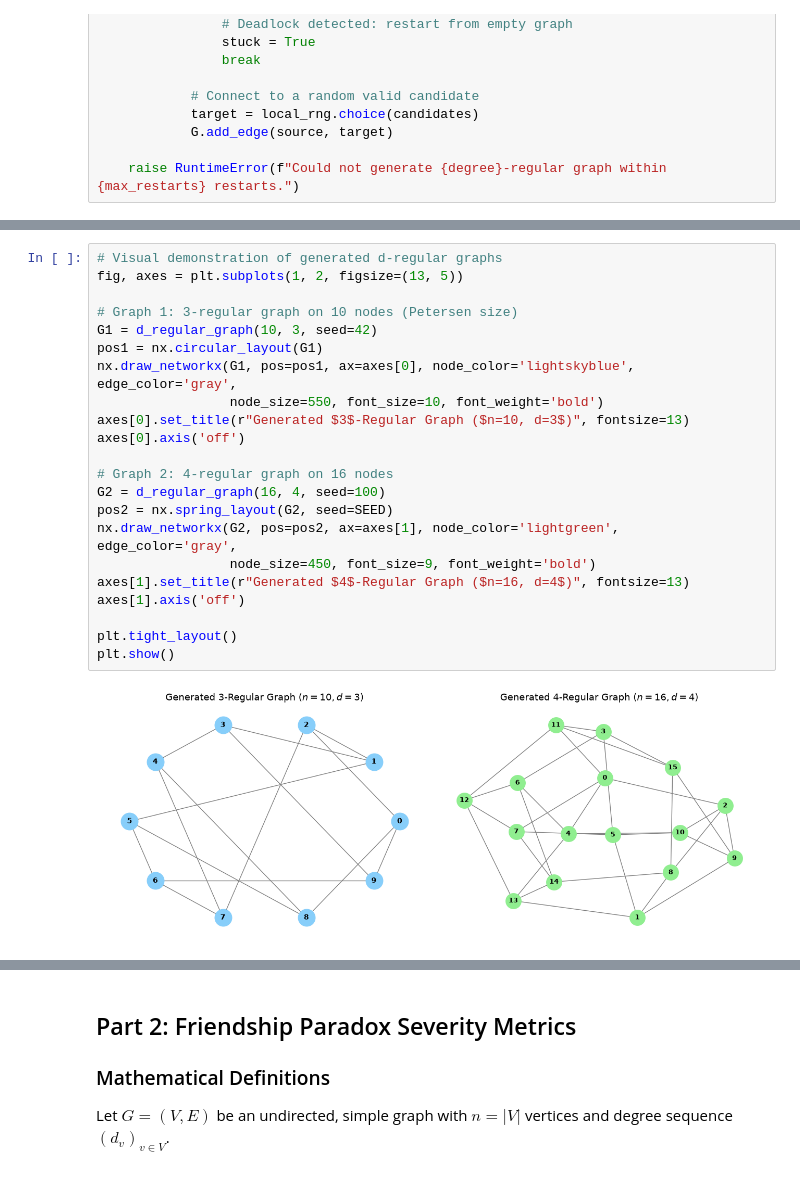
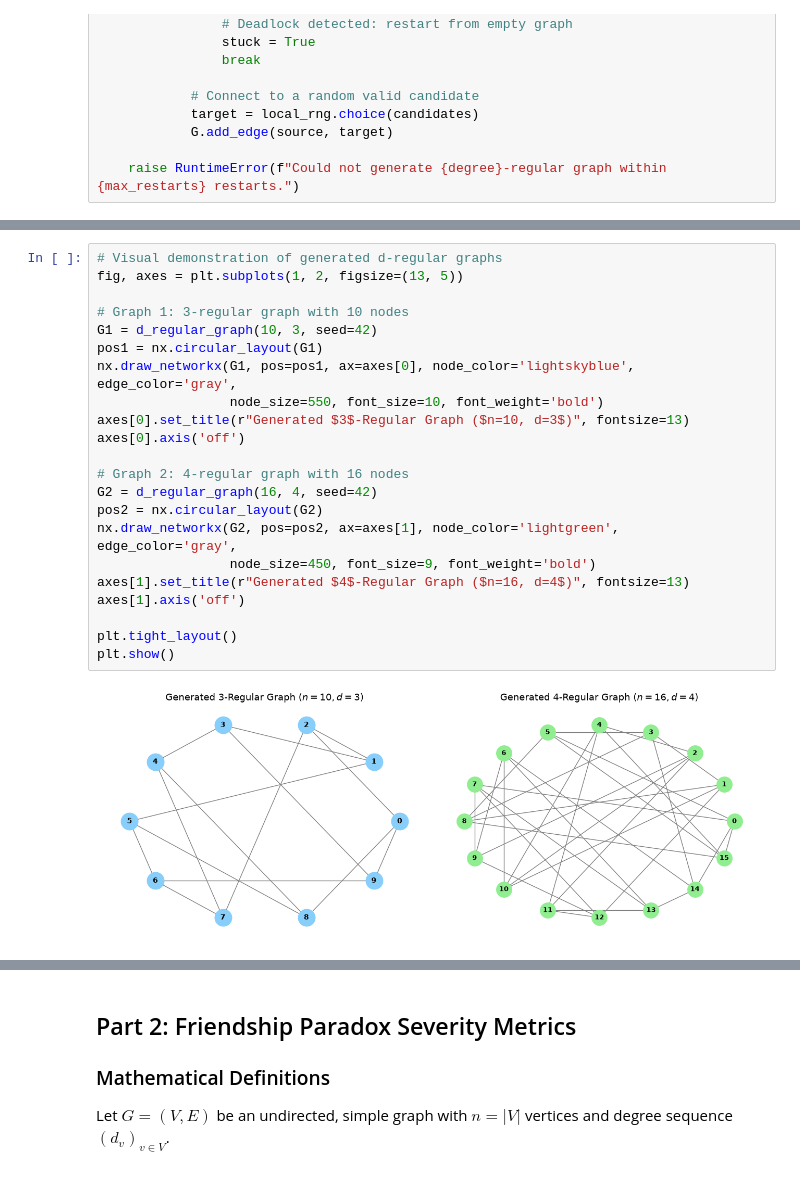
Before and after one commit to AdTraveller2345/asssignment1, a Jupyter notebook: Measuring_the_Friendship_Paradox.ipynb, the cells around one changed output, grey strips where cells are left out. Cells and saved outputs as stored; diff of their text form.

```diff
--- a/Measuring_the_Friendship_Paradox.ipynb
+++ b/Measuring_the_Friendship_Paradox.ipynb
@@ -266,24 +251,24 @@ Correctly raised ValueError: Impossible graph: n * degree (91 * 3 = 273) must be
 # %%
 # Visual demonstration of generated d-regular graphs
 fig, axes = plt.subplots(1, 2, figsize=(13, 5))
 
-# Graph 1: 3-regular graph on 10 nodes (Petersen size)
+# Graph 1: 3-regular graph with 10 nodes
 G1 = d_regular_graph(10, 3, seed=42)
 pos1 = nx.circular_layout(G1)
 nx.draw_networkx(G1, pos=pos1, ax=axes[0], node_color='lightskyblue', edge_color='gray',
                  node_size=550, font_size=10, font_weight='bold')
 axes[0].set_title(r"Generated $3$-Regular Graph ($n=10, d=3$)", fontsize=13)
 axes[0].axis('off')
 
-# Graph 2: 4-regular graph on 16 nodes
-G2 = d_regular_graph(16, 4, seed=100)
-pos2 = nx.spring_layout(G2, seed=SEED)
+# Graph 2: 4-regular graph with 16 nodes
+G2 = d_regular_graph(16, 4, seed=42)
+pos2 = nx.circular_layout(G2)
 nx.draw_networkx(G2, pos=pos2, ax=axes[1], node_color='lightgreen', edge_color='gray',
                  node_size=450, font_size=9, font_weight='bold')
 axes[1].set_title(r"Generated $4$-Regular Graph ($n=16, d=4$)", fontsize=13)
 axes[1].axis('off')
 
 plt.tight_layout()
 plt.show()
 # %% [output]
-[figure, old version]
+[figure, new version]
```
Also changed, not shown: parts of 8 cells of this notebook.
